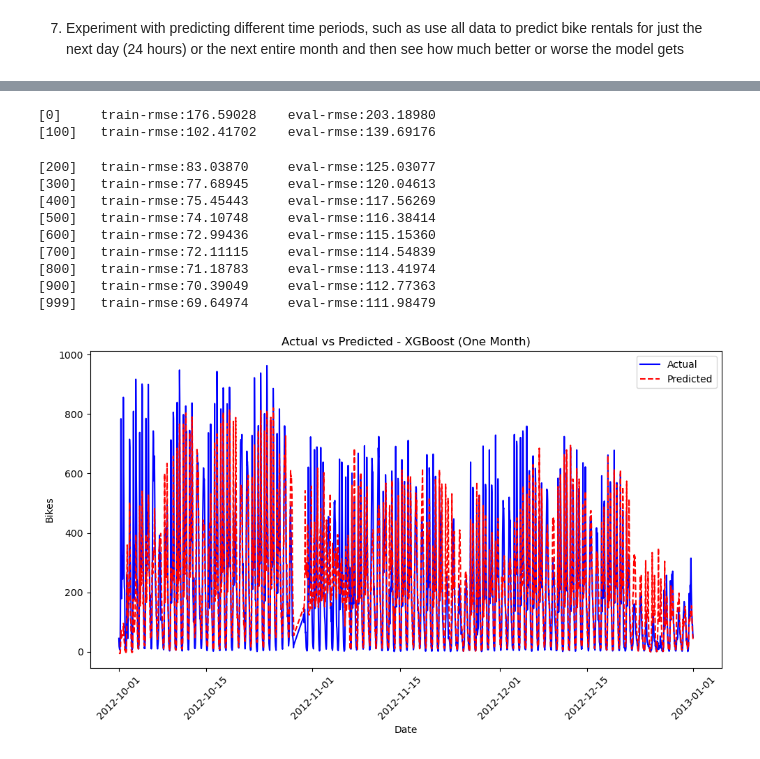
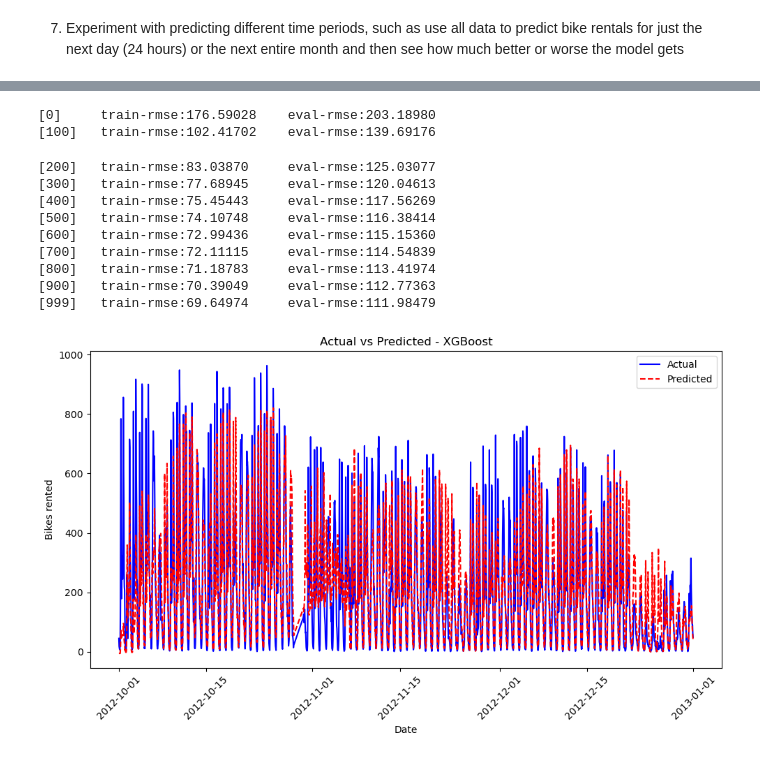
Before and after one commit to MarLaslo/DataScienceRUC, a Jupyter notebook: E5 - Time series.ipynb, the cells around one changed output, grey strips where cells are left out. Saved outputs shown, nothing was run; the diff lists cells and outputs as text; code cells hidden in the pictures.

```diff
--- a/E5 - Time series.ipynb
+++ b/E5 - Time series.ipynb
@@ -219,17 +211,0 @@ See the caveats in the documentation: https://pandas.pydata.org/pandas-docs/stab
-# %%
-
-if 'prediction' not in df.columns:
-    test['prediction'] = reg.predict(dtest)
-    df = df.merge(test[['prediction']], how='left', left_index=True, right_index=True)
-
-
-plt.figure(figsize=(10, 6))
-plt.plot(y_test_xgb.index, y_test_xgb, label='Actual', color='blue')
-plt.plot(y_test_xgb.index, y_pred_xgb, label='Predicted', color='red', linestyle='dashed')
-plt.title('Actual vs Predicted - XGBoost (One Month)')
-plt.xlabel('Date')
-plt.ylabel('Bikes')
-plt.legend()
-plt.xticks(rotation=45)
-plt.tight_layout()
-plt.show()
@@ -339,36 +313,36 @@ reg = xgb.train(params, dtrain, num_round, watchlist, early_stopping_rounds=earl
 
 y_pred_xgb = reg.predict(dtest)
 
 
 
 if 'prediction' not in df.columns:
     test['prediction'] = reg.predict(dtest)
     df = df.merge(test[['prediction']], how='left', left_index=True, right_index=True)
 
 
 plt.figure(figsize=(10, 6))
 plt.plot(y_test_xgb.index, y_test_xgb, label='Actual', color='blue')
 plt.plot(y_test_xgb.index, y_pred_xgb, label='Predicted', color='red', linestyle='dashed')
-plt.title('Actual vs Predicted - XGBoost (One Month)')
+plt.title('Actual vs Predicted - XGBoost')
 plt.xlabel('Date')
-plt.ylabel('Bikes')
+plt.ylabel('Bikes rented')
 plt.legend()
 plt.xticks(rotation=45)
 plt.tight_layout()
 plt.show()
 # %% [output]
 [0]     train-rmse:176.59028    eval-rmse:203.18980
 [100]   train-rmse:102.41702    eval-rmse:139.69176
 [200]   train-rmse:83.03870     eval-rmse:125.03077
 [300]   train-rmse:77.68945     eval-rmse:120.04613
 [400]   train-rmse:75.45443     eval-rmse:117.56269
 [500]   train-rmse:74.10748     eval-rmse:116.38414
 [600]   train-rmse:72.99436     eval-rmse:115.15360
 [700]   train-rmse:72.11115     eval-rmse:114.54839
 [800]   train-rmse:71.18783     eval-rmse:113.41974
 [900]   train-rmse:70.39049     eval-rmse:112.77363
 [999]   train-rmse:69.64974     eval-rmse:111.98479
-[figure, old version]
+[figure, new version]
 # %%
 train = df.loc[df.index < '12-1-2012']
 test = df.loc[df.index >= '12-1-2012']
```
Also changed, not shown: parts of 12 cells of this notebook.
